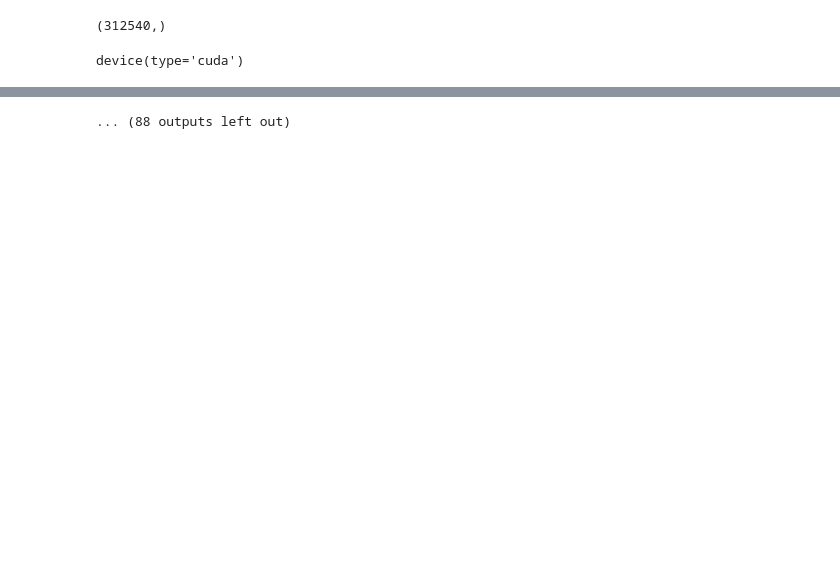
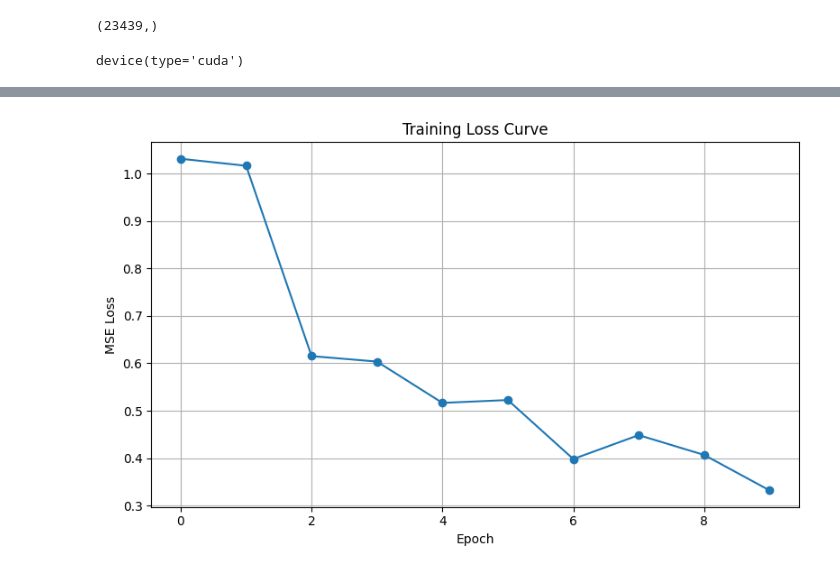
Before and after one commit to Rishi-Bharadwaj/Urban-Heat-Island-Analysis, a Jupyter notebook: model_trial.ipynb, the cells around one changed output, grey strips where cells are left out. Saved outputs shown, nothing was run; the diff lists cells and outputs as text; code cells hidden in the pictures; blank space fills up the shorter version.

```diff
--- a/model_trial.ipynb
+++ b/model_trial.ipynb
@@ -20,11 +20,14 @@ X_shuffled, y_shuffled = shuffle(inputs, targets, random_state=42)
 
 # Train-test split
 X_train, X_test, Y_train, Y_test = train_test_split(
-    X_shuffled, y_shuffled, test_size=0.2, random_state=42
+    X_shuffled, y_shuffled, test_size=0.9, random_state=42
 )
-# X_train, X_test, y_train, y_test = train_test_split(
-#     X_train, y_train, test_size=0.2, random_state=42
-# )
+X_train, X_test, Y_train, Y_test = train_test_split(
+    X_train, Y_train, test_size=0.2, random_state=42
+)
+X_train, X_val, Y_train, Y_val = train_test_split(
+    X_train, Y_train, test_size=0.25, random_state=42
+)
 # %%
 # with open("inputs_small_train_36.pkl", "wb") as f:
 #     pickle.dump(X_train, f)
@@ -106,16 +118,21 @@ array([[[ 6.4197034e-01,  3.4701911e-01, -5.1777607e-01, ...,
 # %%
 Y_train.shape
 # %% [output]
-(312540,)
+(23439,)
 # %%
 train_dataset = TensorDataset(torch.tensor(X_train, dtype=torch.float32),
                               torch.tensor(Y_train, dtype=torch.float32))
 
+val_dataset = TensorDataset(torch.tensor(X_val, dtype=torch.float32),
+                            torch.tensor(Y_val, dtype=torch.float32))
+
 test_dataset = TensorDataset(torch.tensor(X_test, dtype=torch.float32),
                              torch.tensor(Y_test, dtype=torch.float32))
 
-train_loader = DataLoader(train_dataset, batch_size=256, shuffle=True)
-test_loader = DataLoader(test_dataset, batch_size=256, shuffle=False)
+# Create loaders
+train_loader = DataLoader(train_dataset, batch_size=1024, shuffle=True)
+val_loader   = DataLoader(val_dataset, batch_size=1024, shuffle=False)
+test_loader  = DataLoader(test_dataset, batch_size=1024, shuffle=False)
 # %%
 device = torch.device("cuda")
 device
@@ -147,11 +164,18 @@ input_size = X_train.shape[2]  # num_features per timestep
 model = LSTMPredictor(input_size=input_size)
 model.to(device)
 criterion = nn.MSELoss()
-optimizer = torch.optim.Adam(model.parameters(), lr=1e-3)
+optimizer = torch.optim.Adam(model.parameters(), lr=5e-4)
 
 # Training loop
-num_epochs = 100
+num_epochs = 10
 train_losses = []
+val_losses = {
+    "mse": [],
+    "rmse": [],
+    "mae": [],
+    "r2": []
+}
+
 for epoch in tqdm(range(num_epochs)):
     model.train()
 
@@ -171,6 +195,38 @@ for epoch in tqdm(range(num_epochs)):
 
     print(f"Epoch {epoch+1}/{num_epochs} - Train Loss: {loss.item()}")
     train_losses.append(loss.item())
+
+    model.eval()
+    all_preds = []
+    all_targets = []
+
+    with torch.no_grad():
+        for val_x, val_y in val_loader:
+            val_x = val_x.to(device)
+            val_y = val_y.to(device)
+
+            preds = model(val_x)
+
+            all_preds.append(preds.cpu().numpy())
+            all_targets.append(val_y.cpu().numpy())
+
+    # Concatenate and inverse scale
+    all_preds_np = np.concatenate(all_preds).reshape(-1, 1)
+    all_targets_np = np.concatenate(all_targets).reshape(-1, 1)
+
+    y_pred = standard_scaler_y.inverse_transform(all_preds_np)
+    y_true = standard_scaler_y.inverse_transform(all_targets_np)
+
+    mse = mean_squared_error(y_true, y_pred)
+    rmse = np.sqrt(mse)
+    mae = mean_absolute_error(y_true, y_pred)
+    r2 = r2_score(y_true, y_pred)
+    val_losses["mse"].append(mse)
+    val_losses["rmse"].append(rmse)
+    val_losses["mae"].append(mae)
+    val_losses["r2"].append(r2)
+
+
 plt.figure(figsize=(8, 5))
 plt.plot(np.arange(num_epochs),train_losses, marker='o')
 plt.title("Training Loss Curve")
@@ -195,4 +249,4 @@ Epoch 12/100 - Train Loss: 0.11561809480190277
-... (88 outputs left out)
+[figure, added]
 # %%
 model.eval()
 y_true = []
```
Also changed, not shown: parts of 6 cells of this notebook, 2 other files.
